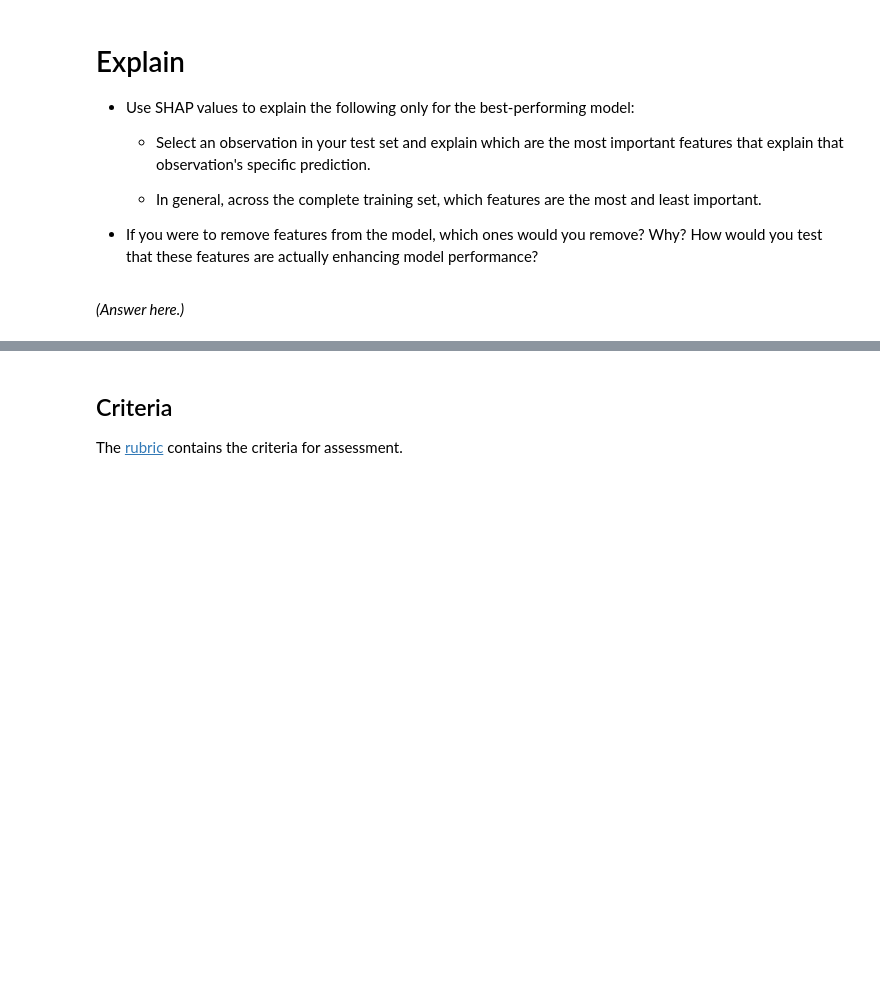
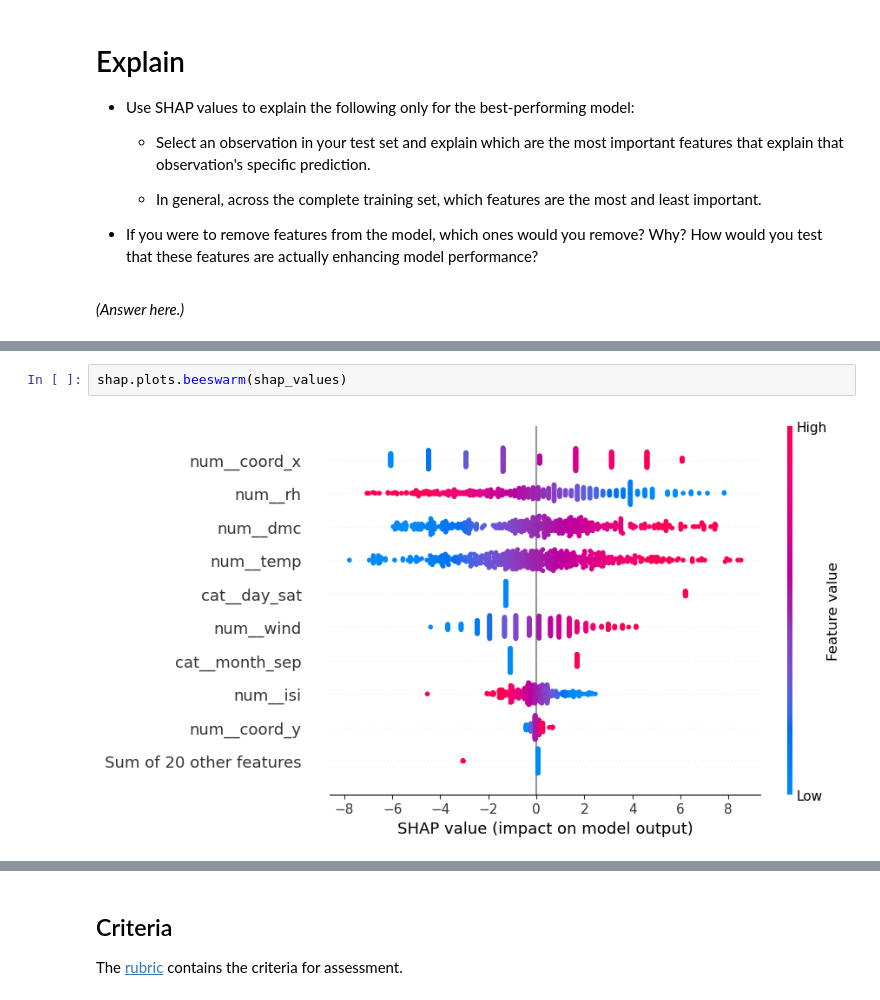
Before and after one commit to s-gunde/production, a Jupyter notebook: 02_activities/assignments/assignment_3.ipynb, the cells around one changed output, grey strips where cells are left out. Cells and saved outputs as stored; diff of their text form; blank space fills up the shorter version.

```diff
--- a/02_activities/assignments/assignment_3.ipynb
+++ b/02_activities/assignments/assignment_3.ipynb
@@ -463,0 +484,4 @@ with open("file_path", "wb") as file:
+# %%
+shap.plots.beeswarm(shap_values)
+# %% [output]
+[figure, added]
```
Also changed, not shown: parts of 3 cells of this notebook, 1 other file.
